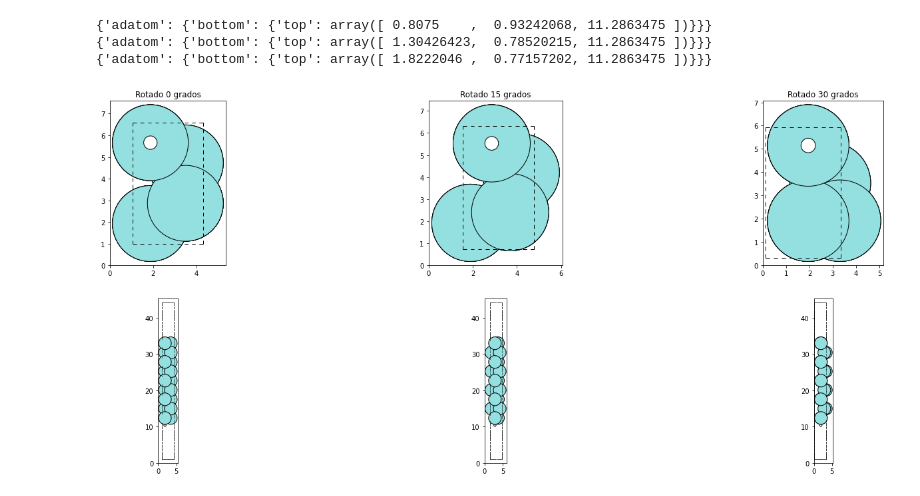
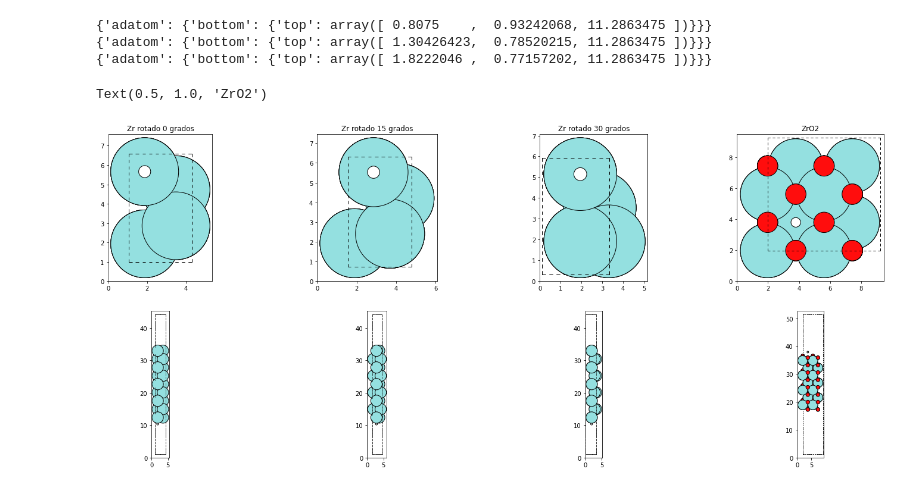
Before and after one commit to Division-Aleaciones-Especiales/ZrO2-Fractura, a Jupyter notebook: Apilamiento_Zr_ZrO2.ipynb, the cells around one changed output. Drawn from its saved outputs; the diff is of its cells as text; code cells hidden in the pictures.

```diff
--- a/Apilamiento_Zr_ZrO2.ipynb
+++ b/Apilamiento_Zr_ZrO2.ipynb
@@ -20,7 +21,14 @@ ZrO2001Oterm = surfaces_with_termination(zro2, [0,0,1],layers=4, vacuum=15., ter
 ZrO2001Oterm_2x2_unsorted = [make_supercell(thisurface,[[2,0,0],[0,2,0],[0,0,1]],tol=1e-10, wrap=True) for thisurface in ZrO2001Oterm]
 ZrO2001Oterm_2x2 = [sort(thissurface.copy()) for thissurface in ZrO2001Oterm_2x2_unsorted]
 
-tl.plotviews(ZrO2001Oterm_2x2[0])
+layer, height = get_layers(ZrO2001Oterm_2x2[0], (0,0,1), tolerance=0.7)
+h_sitios = max(height)
+hollow1 = ZrO2001Oterm_2x2[0].positions[layer == 13].mean(axis=0)[:2]
+hollow1 = np.append(hollow1, h_sitios)
+ZrO2001Oterm_2x2[0].info = {'adatom': {'top': {'hollow1': hollow1}}}
+onhollow1 = tl.make_adstruc(ZrO2001Oterm_2x2[0], 'hollow1', thesite='hollow1', theface='top',)
+
+tl.plotviews(onhollow1)
 # %% [output]
 ([4], ['Zr']) ([20], ['O'])
 ([3], ['O']) ([18], ['O'])
@@ -41,7 +49,7 @@ RotAdStruc = []
 rotatedsymmetric = []
 title = []
 dang = 15  # saltos entre los ángulos siguientes
-planos = ("0001")
+planos = ('0001')
 surfaces = (Zr0001)
 cantplanos = 1
 
@@ -65,7 +73,7 @@ else:
         rotated.append(sort(rotatedsymmetric.copy()))
         rotated[-1].center()
         rotated[-1].rotate(ang, 'z', center="com")
-        title.append('Rotado ' + str(ang) + ' grados')
+        title.append('Zr rotado ' + str(ang) + ' grados')
         tl.get_adsite(rotated[-1], site='top', face='bottom')   # bottom para metal
         print(rotated[-1].info)
         RotAdStruc.append(tl.make_adstruc(rotated[-1], 'RotBotTop', theface='bottom', thesite='top'))
@@ -76,11 +84,16 @@ else:
 {'adatom': {'bottom': {'top': array([ 1.30426423,  0.78520215, 11.2863475 ])}}}
 {'adatom': {'bottom': {'top': array([ 1.8222046 ,  0.77157202, 11.2863475 ])}}}
 # %%
-fig, ax = plt.subplots(2, len(RotAdStruc))
+fig, ax = plt.subplots(2, len(RotAdStruc)+1)
 
 for i in range(len(RotAdStruc)):
     plot_atoms(RotAdStruc[i], ax=ax[0,i], rotation='-180x')
     plot_atoms(RotAdStruc[i], ax=ax[1,i], rotation='-90x')
     ax[0,i].set_title(title[i])
+
+plot_atoms(onhollow1, ax=ax[0,len(RotAdStruc)])
+plot_atoms(onhollow1, ax=ax[1,len(RotAdStruc)], rotation='-90x')
+ax[0,len(RotAdStruc)].set_title('ZrO2')
 # %% [output]
+Text(0.5, 1.0, 'ZrO2')
-[figure, old version]
+[figure, new version]
```
Also changed, not shown: parts of 2 cells of this notebook.
